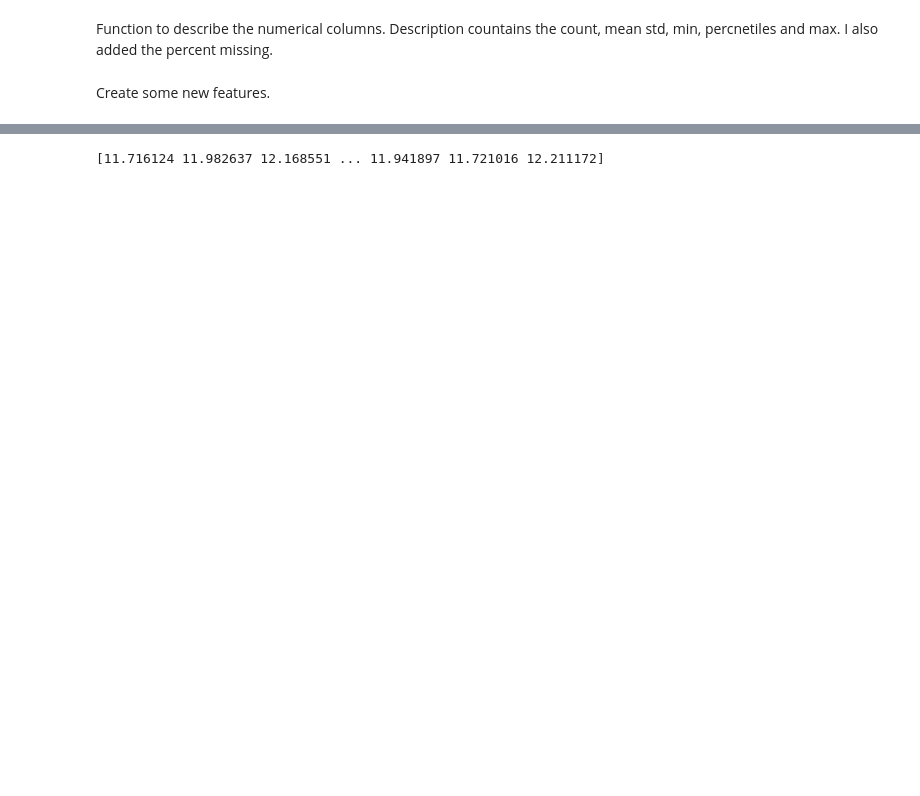
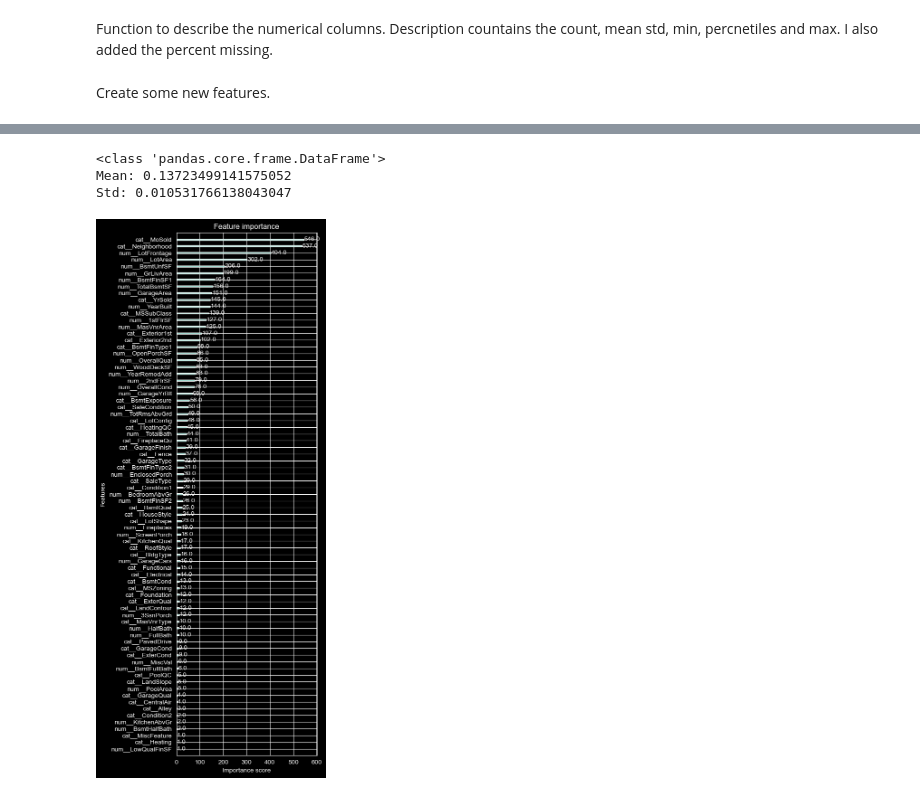
Before and after one commit to robertghennessy/Kaggle-House-Price-Prediction, a Jupyter notebook: Kaggle - Home Prices Regression.ipynb, the cells around one changed output, grey strips where cells are left out. Saved outputs shown, nothing was run; the diff lists cells and outputs as text; code cells hidden in the pictures; blank space fills up the shorter version.

```diff
--- a/Kaggle - Home Prices Regression.ipynb
+++ b/Kaggle - Home Prices Regression.ipynb
@@ -313,0 +454,8 @@ train_df['BsmtFinType2'] = train_df['BsmtFinType2'].fillna(train_df['BsmtFinType
+# %%
+train_df['GarageYrBlt'] = train_df['GarageYrBlt'].fillna(train_df['YearBuilt'])
+train_df['Electrical'] = train_df['Electrical'].fillna(train_df['Electrical'].mode()[0])
+train_df['LotFrontage'] = train_df['LotFrontage'].fillna(np.sqrt(train_df['LotArea']) + mean_lot_frontage_shift)
+
+test_df['GarageYrBlt'] = test_df['GarageYrBlt'].fillna(test_df['YearBuilt'])
+test_df['Electrical'] = test_df['Electrical'].fillna(test_df['Electrical'].mode()[0])
+test_df['LotFrontage'] = test_df['LotFrontage'].fillna(np.sqrt(test_df['LotArea']) + mean_lot_frontage_shift)
@@ -330,11 +553,6 @@ Function to describe the numerical columns. Description countains the count, mea
 # %% [markdown]
 Create some new features.
 # %%
-train_df['AgeHouse'] = train_df['YrSold'] -  train_df['YearBuilt']
-test_df['AgeHouse'] = test_df['YrSold'] - test_df['YearBuilt']
+X_preprocessed['num__TotalBath'] = X_preprocessed['num__BsmtFullBath'] + 0.5*X_preprocessed['num__BsmtHalfBath'] + X_preprocessed['num__FullBath'] + 0.5*X_preprocessed['num__HalfBath']
 
-train_df['TotalSF'] = train_df['TotalBsmtSF'] + train_df['1stFlrSF'] + train_df['2ndFlrSF']
-test_df['TotalSF'] = test_df['TotalBsmtSF'] + test_df['1stFlrSF'] + test_df['2ndFlrSF']
-
-train_df['TotalBath'] = train_df['BsmtFullBath'] + 0.5*train_df['BsmtHalfBath'] + train_df['FullBath'] + 0.5*train_df['HalfBath']
-test_df['TotalBath'] = test_df['BsmtFullBath'] + 0.5*test_df['BsmtHalfBath'] + test_df['FullBath'] + 0.5*test_df['HalfBath']
+test_preprocessed['num__TotalBath'] = test_preprocessed['num__BsmtFullBath'] + 0.5*test_preprocessed['num__BsmtHalfBath'] + test_preprocessed['num__FullBath'] + 0.5*test_preprocessed['num__HalfBath']
@@ -555,7 +559,55 @@ Std: 0.014068558039125476
+# %%
+cat_cols_preprocessed = [x for x in X_preprocessed.columns if(x.startswith('cat__'))]
+num_cols_preprocessed = [x for x in X_preprocessed.columns if(x.startswith('num__'))]
+
+X = X_preprocessed
+y = np.log(train_df_masked['SalePrice'])
+
+print(type(X))
+
+X[cat_cols_preprocessed] = X[cat_cols_preprocessed].astype('category')
+test_preprocessed[cat_cols_preprocessed] = test_preprocessed[cat_cols_preprocessed].astype('category')
+X_train, X_test, y_train, y_test = train_test_split(X, y, random_state=RANDOM_STATE)
+
+params = {
+    "objective": "reg:squarederror",
+    "seed": RANDOM_STATE,
+    'enable_categorical': True,
+    'early_stopping': 20,
+    'n_estimators': 1000,
+    'eval_metric': 'rmse'
+}
+
+
+cv = KFold(n_splits=5, shuffle=True, random_state=RANDOM_STATE)
+rsme_vals = []
+test_preds = []
+for train_idx, valid_idx in cv.split(X, y):
+    model = xgb.XGBRegressor(**params)
+    model.fit(
+        X.iloc[train_idx], y.iloc[train_idx],
+        eval_set=[(X.iloc[valid_idx], y.iloc[valid_idx])],
+        verbose=False
+    )
+    preds = model.predict(X.iloc[valid_idx])
+    rsme_vals.append(np.sqrt(mean_squared_error(y.iloc[valid_idx], preds)))
+    prediction = model.predict(test_preprocessed)
+    test_preds.append(prediction)
+print("Mean:", np.mean(rsme_vals))
+print("Std:", np.std(rsme_vals))
+
+
+fig, ax = plt.subplots(figsize=(4, 15))
+xgb.plot_importance(model, ax=ax)
+plt.show()
+# %% [output]
+<class 'pandas.core.frame.DataFrame'>
+Mean: 0.13723499141575052
+Std: 0.010531766138043047
+[figure, added]
 # %%
 test_preds = np.column_stack(test_preds)
 final_pred = test_preds.mean(axis=1)
-print(final_pred)
 # Build submission
 submission = pd.DataFrame({
     'Id': test_df['Id'].values,
@@ -564,5 +616,3 @@ submission = pd.DataFrame({
 
 out_path = "submission.csv"
 submission.to_csv(out_path, index=False)
-# %% [output]
-[11.716124 11.982637 12.168551 ... 11.941897 11.721016 12.211172]
```
Also changed, not shown: parts of 41 cells of this notebook.
